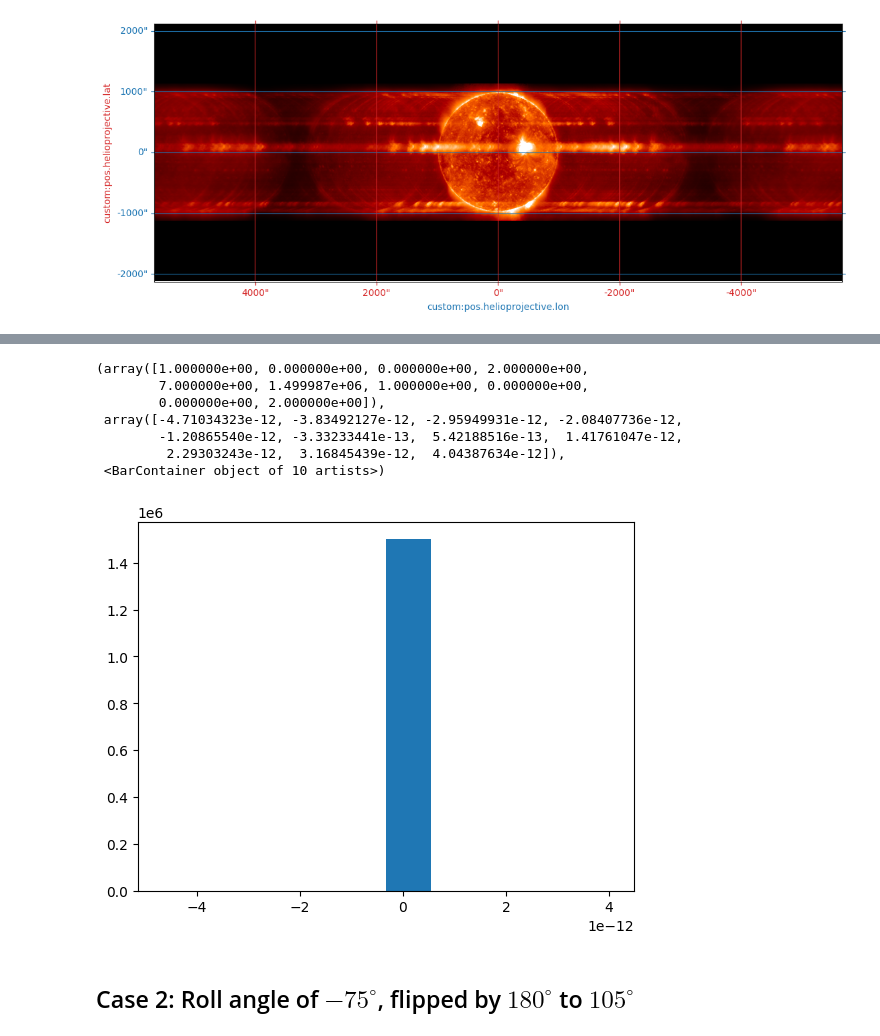
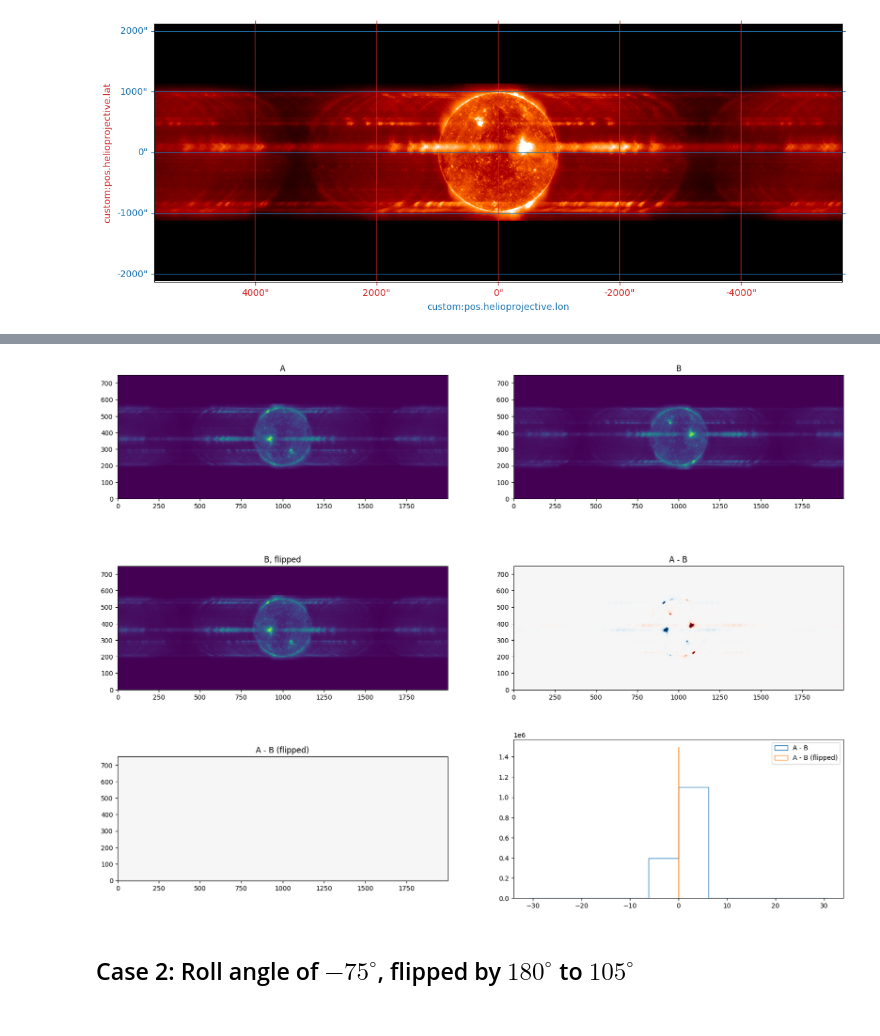
Before and after one commit to wtbarnes/moxsi-science-planning, a Jupyter notebook: notebooks/pipeline-testing/conops-quicklook.ipynb, the cells around one changed output, grey strips where cells are left out. Saved outputs shown, nothing was run; the diff lists cells and outputs as text; code cells hidden in the pictures.

Commit message:
final version of conops figures

```diff
--- a/notebooks/pipeline-testing/conops-quicklook.ipynb
+++ b/notebooks/pipeline-testing/conops-quicklook.ipynb
@@ -67,3 +58,36 @@ orientations = [
+# %%
+def difference_image(image_A, image_B):
+    data_A = image_A.data[0]
+    data_B = image_B.data[0]
+    data_B_trans = data_B[::-1, ::-1]
+    diff_ABtrans = data_A - data_B_trans
+    diff_AB = data_A - data_B
+
+    plt.figure(figsize=(20,15))
+    plt.subplot(321)
+    plt.imshow(data_A, origin='lower', norm=ImageNormalize(stretch=LogStretch()))
+    plt.title('A')
+
+    plt.subplot(322)
+    plt.imshow(data_B, origin='lower', norm=ImageNormalize(stretch=LogStretch()))
+    plt.title('B')
+
+    plt.subplot(323)
+    plt.imshow(data_B_trans, origin='lower', norm=ImageNormalize(stretch=LogStretch()))
+    plt.title('B, flipped')
+
+    plt.subplot(324)
+    plt.imshow(diff_AB, origin='lower', norm=ImageNormalize(vmin=-5,vmax=5), cmap='RdBu',)
+    plt.title('A - B')
+
+    plt.subplot(325)
+    plt.imshow(diff_ABtrans, origin='lower', norm=ImageNormalize(vmin=-5, vmax=5), cmap='RdBu',)
+    plt.title('A - B (flipped)')
+
+    plt.subplot(326)
+    plt.hist(diff_AB.flatten(), histtype='step', label='A - B');
+    plt.hist(diff_ABtrans.flatten(), histtype='step', label='A - B (flipped)');
+    plt.legend();
 # %%
 orders = [-3, -1, 0, 1, 3]
 # %%
@@ -95,14 +107,7 @@ plt.imshow(image_A.data[0] - data_B_trans, origin='lower', norm=ImageNormalize()
-# %%
-plt.hist((image_A.data[0] - data_B_trans).flatten())
-# %% [output]
-(array([1.000000e+00, 0.000000e+00, 0.000000e+00, 2.000000e+00,
-        7.000000e+00, 1.499987e+06, 1.000000e+00, 0.000000e+00,
-        0.000000e+00, 2.000000e+00]),
- array([-4.71034323e-12, -3.83492127e-12, -2.95949931e-12, -2.08407736e-12,
-        -1.20865540e-12, -3.33233441e-13,  5.42188516e-13,  1.41761047e-12,
-         2.29303243e-12,  3.16845439e-12,  4.04387634e-12]),
- <BarContainer object of 10 artists>)
-[figure, removed]
+# %%
+difference_image(image_A, image_B)
+# %% [output]
+[figure, added]
 # %% [markdown]
 ## Case 2: Roll angle of $-75^\circ$, flipped by $180^\circ$ to $105^\circ$
 # %%
```
Also changed, not shown: parts of 4 cells of this notebook.
